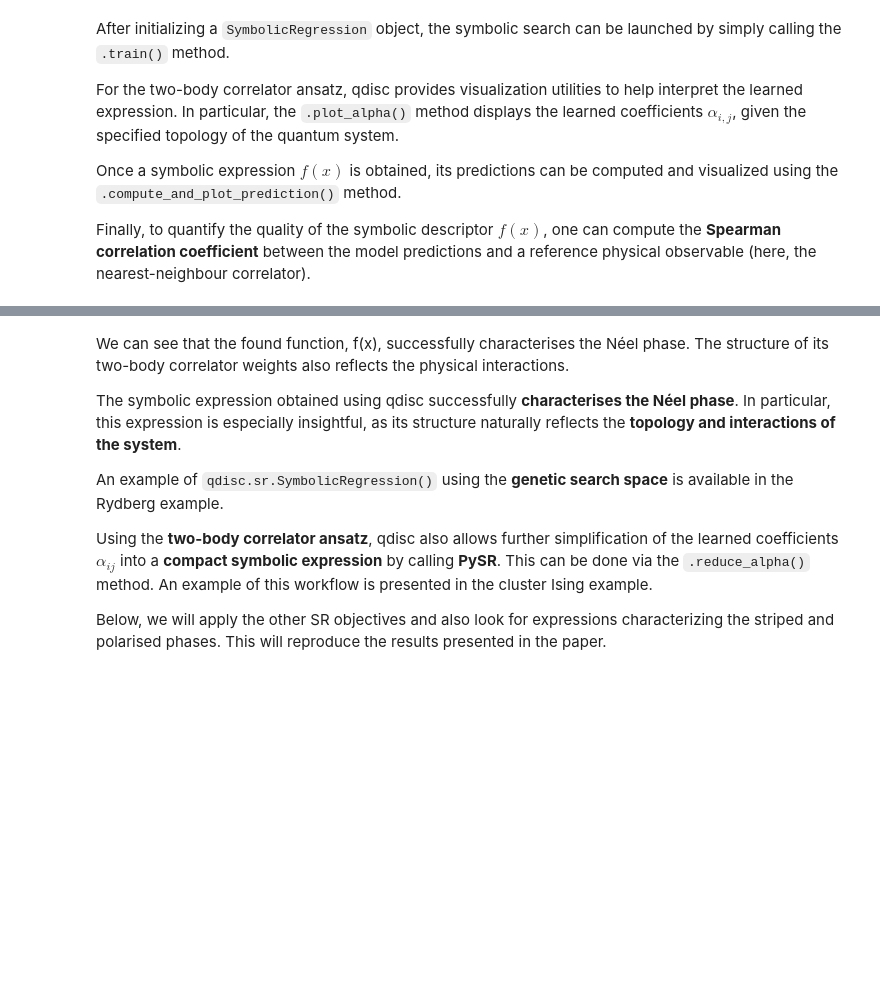
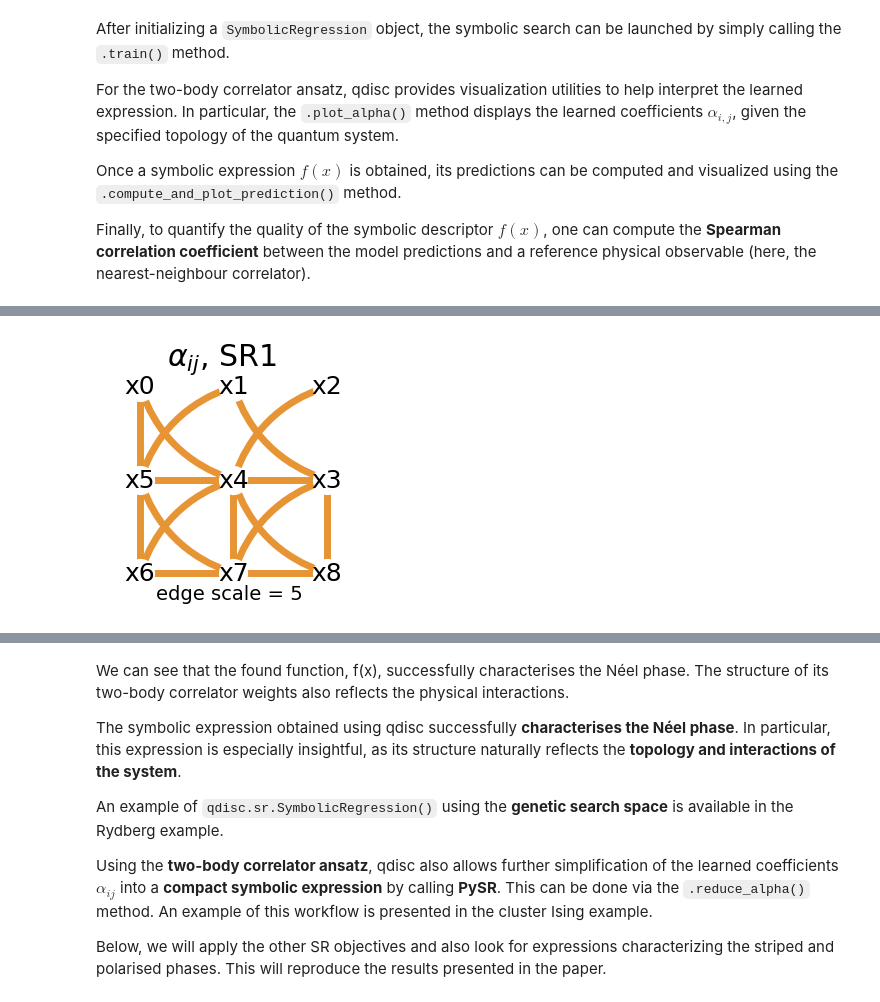
Before and after one commit to qic-ibk/qdisc, a Jupyter notebook: nbs/tutorials/J1J2_tuto2_SR.ipynb, the cells around one changed output, grey strips where cells are left out. Saved outputs shown, nothing was run; the diff lists cells and outputs as text; code cells hidden in the pictures; blank space fills up the shorter version.

```diff
--- a/nbs/tutorials/J1J2_tuto2_SR.ipynb
+++ b/nbs/tutorials/J1J2_tuto2_SR.ipynb
@@ -156,0 +165,5 @@ NameError: name 'data_exact' is not defined
+# %%
+mySR.model.alpha = (alpha>0.3)*1
+mySR.plot_alpha(topology=topology, edge_scale=5, name='SR1')
+# %% [output]
+[figure, added]
```
Also changed, not shown: parts of 21 cells of this notebook, 3 other files.
